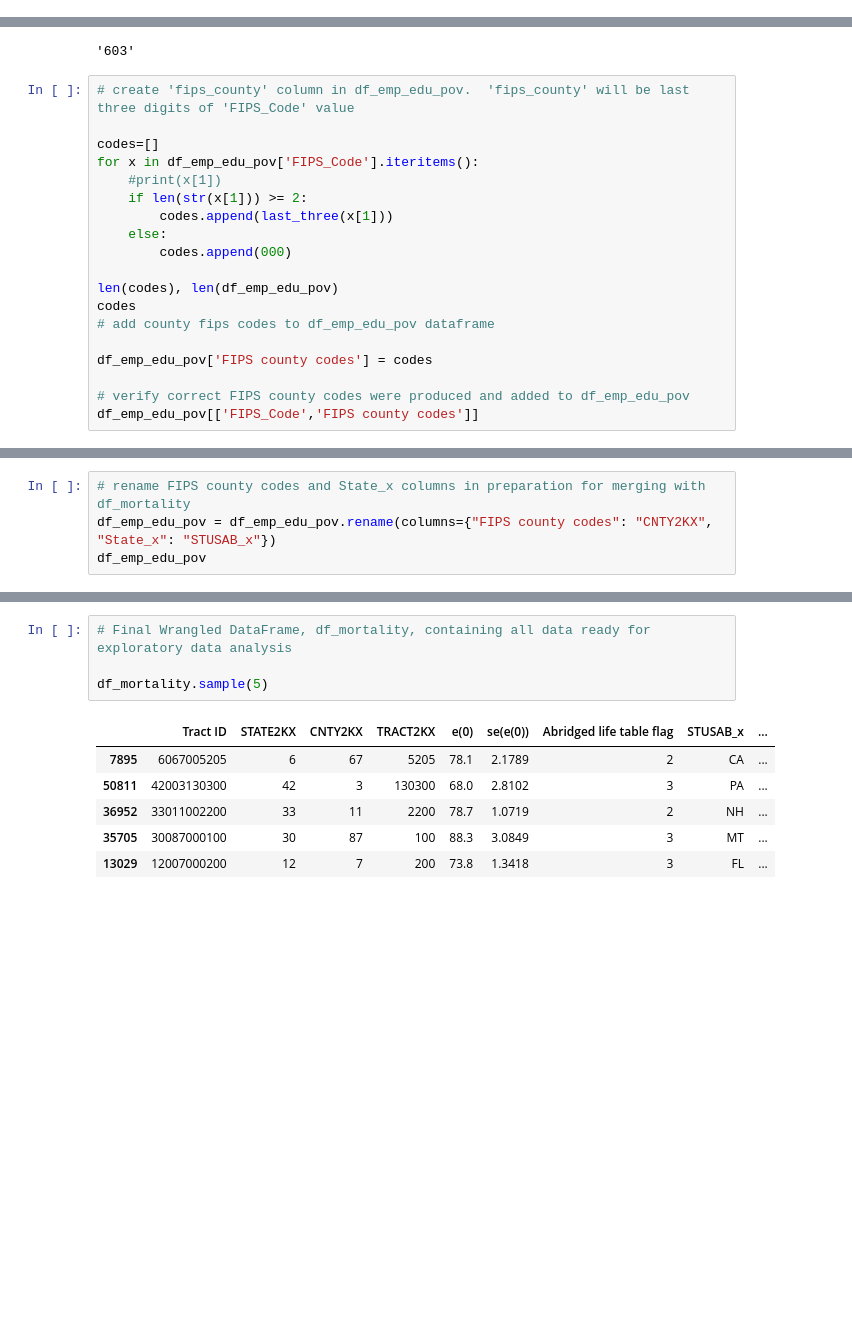
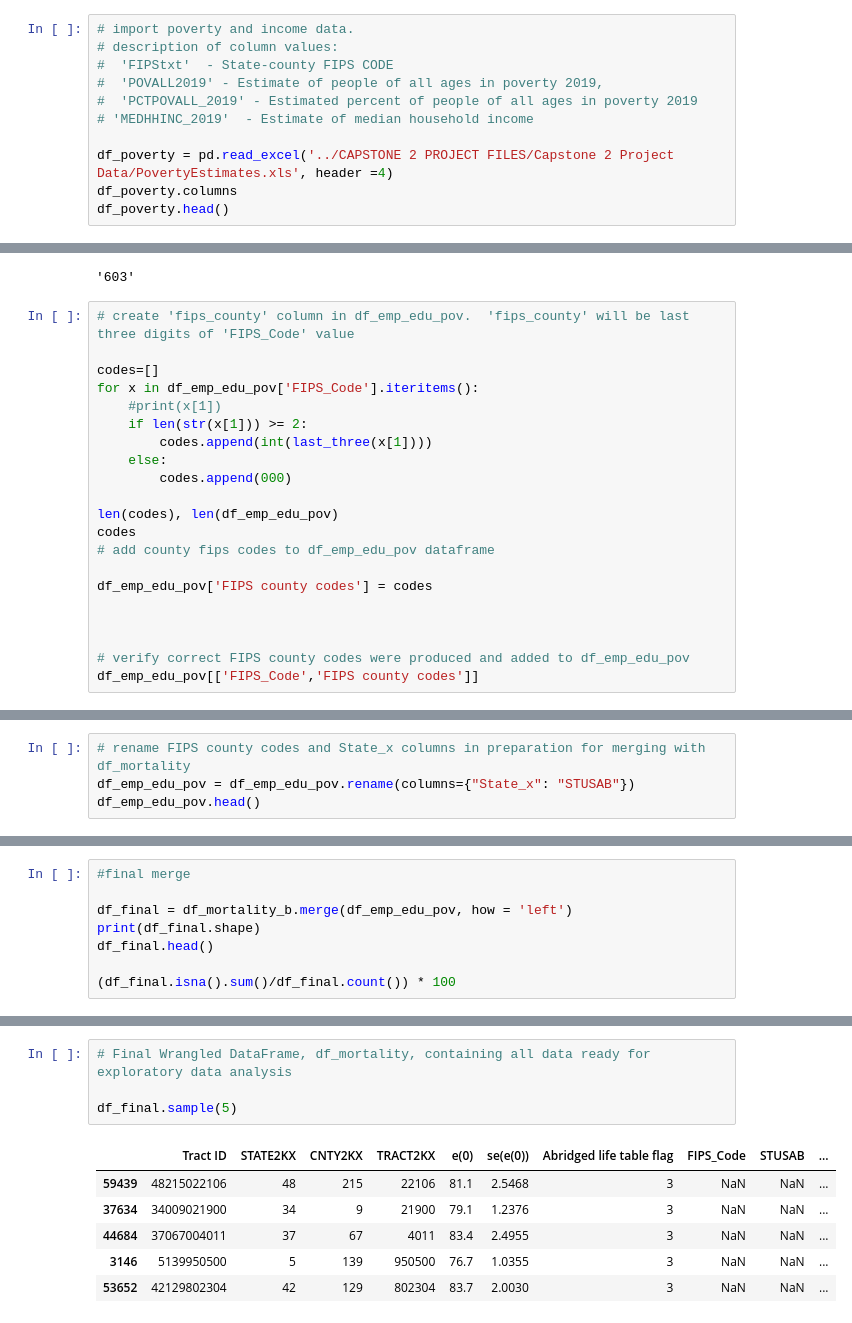
Before and after one commit to ChartreuseJoJo/Springboard2021, a Jupyter notebook: Capstone 2 Project Ed Gatdula.ipynb, the cells around one changed output, grey strips where cells are left out. Cells and saved outputs as stored; diff of their text form; blank space fills up the shorter version.

```diff
--- a/Capstone 2 Project Ed Gatdula.ipynb
+++ b/Capstone 2 Project Ed Gatdula.ipynb
@@ -240,0 +595,11 @@ df_emp_edu_pov
+# %%
+# import poverty and income data.
+# description of column values:
+#  'FIPStxt'  - State-county FIPS CODE
+#  'POVALL2019' - Estimate of people of all ages in poverty 2019,
+#  'PCTPOVALL_2019' - Estimated percent of people of all ages in poverty 2019
+# 'MEDHHINC_2019'  - Estimate of median household income
+
+df_poverty = pd.read_excel('../CAPSTONE 2 PROJECT FILES/Capstone 2 Project Data/PovertyEstimates.xls', header =4)
+df_poverty.columns
+df_poverty.head()
@@ -256,7 +735,7 @@ codes=[]
 for x in df_emp_edu_pov['FIPS_Code'].iteritems():
     #print(x[1])
     if len(str(x[1])) >= 2:
-        codes.append(last_three(x[1]))
+        codes.append(int(last_three(x[1])))
     else:
         codes.append(000)
 
@@ -266,6 +745,8 @@ codes
 
 df_emp_edu_pov['FIPS county codes'] = codes
 
+
+
 # verify correct FIPS county codes were produced and added to df_emp_edu_pov
 df_emp_edu_pov[['FIPS_Code','FIPS county codes']]
 # %% [output]
@@ -284,6 +765,6 @@ df_emp_edu_pov[['FIPS_Code','FIPS county codes']]
 3275 rows × 2 columns
 # %%
 # rename FIPS county codes and State_x columns in preparation for merging with df_mortality
-df_emp_edu_pov = df_emp_edu_pov.rename(columns={"FIPS county codes": "CNTY2KX", "State_x": "STUSAB_x"})
-df_emp_edu_pov
+df_emp_edu_pov = df_emp_edu_pov.rename(columns={"State_x": "STUSAB"})
+df_emp_edu_pov.head()
 # %% [output]
@@ -324,0 +807,8 @@ memory usage: 180.3+ MB
+# %%
+#final merge
+
+df_final = df_mortality_b.merge(df_emp_edu_pov, how = 'left')
+print(df_final.shape)
+df_final.head()
+
+(df_final.isna().sum()/df_final.count()) * 100
@@ -325,11 +837,11 @@ memory usage: 180.3+ MB
 # %%
 # Final Wrangled DataFrame, df_mortality, containing all data ready for exploratory data analysis
 
-df_mortality.sample(5)
+df_final.sample(5)
 # %% [output]
-|  | Tract ID | STATE2KX | CNTY2KX | TRACT2KX | e(0) | se(e(0)) | Abridged life table flag | STUSAB_x | ... |
-| 7895 | 6067005205 | 6 | 67 | 5205 | 78.1 | 2.1789 | 2 | CA | ... |
-| 50811 | 42003130300 | 42 | 3 | 130300 | 68.0 | 2.8102 | 3 | PA | ... |
-| 36952 | 33011002200 | 33 | 11 | 2200 | 78.7 | 1.0719 | 2 | NH | ... |
-| 35705 | 30087000100 | 30 | 87 | 100 | 88.3 | 3.0849 | 3 | MT | ... |
-| 13029 | 12007000200 | 12 | 7 | 200 | 73.8 | 1.3418 | 3 | FL | ... |
+|  | Tract ID | STATE2KX | CNTY2KX | TRACT2KX | e(0) | se(e(0)) | Abridged life table flag | FIPS_Code | STUSAB | ... |
+| 59439 | 48215022106 | 48 | 215 | 22106 | 81.1 | 2.5468 | 3 | NaN | NaN | ... |
+| 37634 | 34009021900 | 34 | 9 | 21900 | 79.1 | 1.2376 | 3 | NaN | NaN | ... |
+| 44684 | 37067004011 | 37 | 67 | 4011 | 83.4 | 2.4955 | 3 | NaN | NaN | ... |
+| 3146 | 5139950500 | 5 | 139 | 950500 | 76.7 | 1.0355 | 3 | NaN | NaN | ... |
+| 53652 | 42129802304 | 42 | 129 | 802304 | 83.7 | 2.0030 | 3 | NaN | NaN | ... |
```
Also changed, not shown: parts of 71 cells of this notebook, 7 other files.
